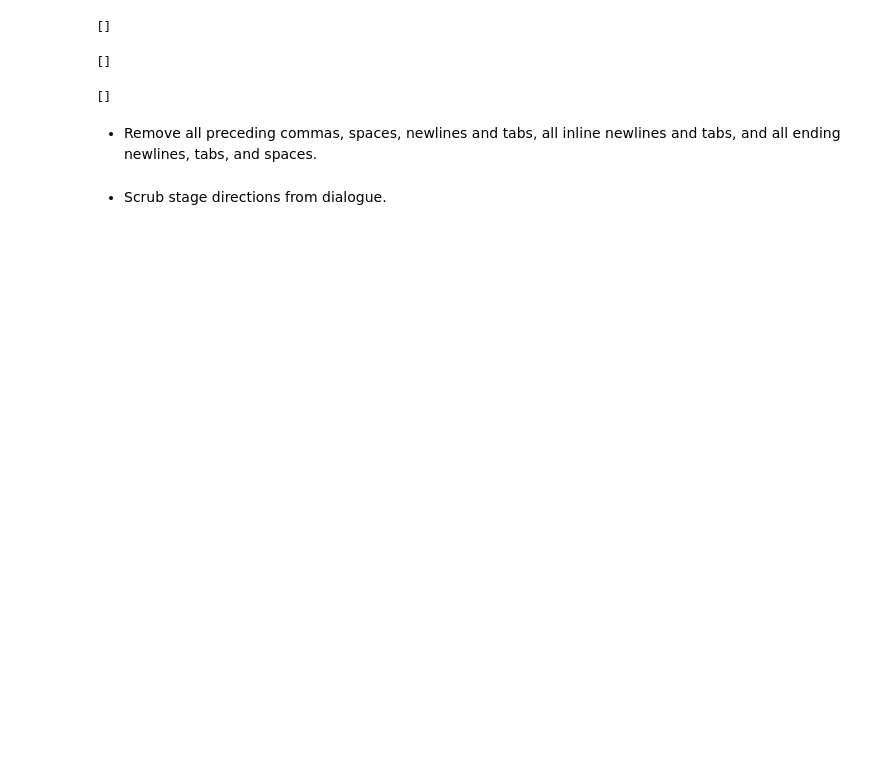
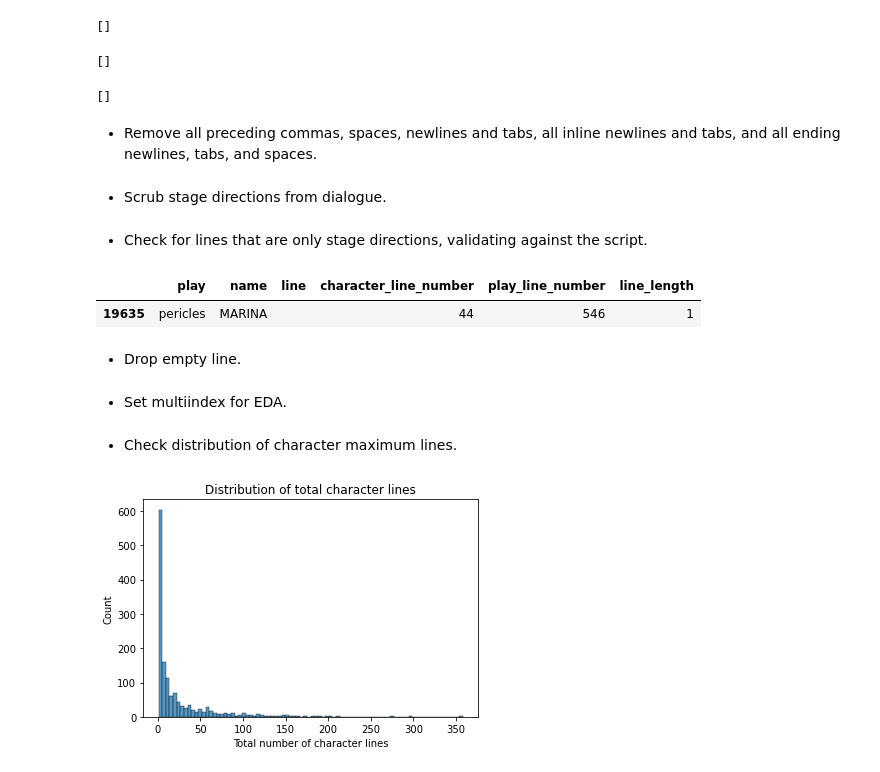
Before and after one commit to Avanyali/Shakespeare_Deaths, a Jupyter notebook: notebooks/ShakespeareanDeaths_Step2_DataCleaning&Exploration.ipynb, the cells around one changed output. Cells and saved outputs as stored; diff of their text form; code cells hidden in the pictures; blank space fills up the shorter version.

```diff
--- a/notebooks/ShakespeareanDeaths_Step2_DataCleaning&Exploration.ipynb
+++ b/notebooks/ShakespeareanDeaths_Step2_DataCleaning&Exploration.ipynb
@@ -65,3 +65,5 @@ line_df['line'] = line_df['line'].map(fix_tabs_newlines)
 - Scrub stage directions from dialogue.
 # %%
 line_df['line'] = line_df['line'].map(lambda x: re.sub('__stage_direction__', '', x))
+# %% [markdown]
+- Check for lines that are only stage directions, validating against the script.
@@ -67,0 +73,7 @@ line_df['line'] = line_df['line'].map(lambda x: re.sub('__stage_direction__', ''
+# %%
+line_df[line_df['line_length'] < 2]
+# %% [output]
+|  | play | name | line | character_line_number | play_line_number | line_length |
+| 19635 | pericles | MARINA |  | 44 | 546 | 1 |
+# %% [markdown]
+- Drop empty line.
@@ -67,0 +82,35 @@ line_df['line'] = line_df['line'].map(lambda x: re.sub('__stage_direction__', ''
+# %% [markdown]
+- Set multiindex for EDA.
+# %%
+line_df.set_index(["play", "name", "character_line_number"], inplace = True)
+# %% [markdown]
+- Check distribution of character maximum lines.
+# %%
+colon = slice(None)
+# %%
+line_df['max_line_count'] = 0
+line_df['total_character_count'] = 0
+# %%
+for index in line_df.index:
+    play  = index[0]
+    name = index[1]
+
+    character_slice = line_df.loc[(play, name, colon)]
+
+    line_df.loc[(play, name, colon), 'max_line_count'] = max(list(character_slice.index))
+    line_df.loc[(play, name, colon), 'total_character_count'] = max(list(character_slice['line_length']))
+# %%
+line_counts = {}
+for index in line_df.index:
+    play  = index[0]
+    name = index[1]
+
+    if (play, name) not in line_counts:
+        line_counts[(play, name)] = line_df.loc[(play, name, colon), 'max_line_count'][0]
+
+sns.histplot(line_counts)
+plt.xlabel('Total number of character lines')
+plt.title("Distribution of total character lines")
+plt.show()
+# %% [output]
+[figure, added]
```
Also changed, not shown: parts of 12 cells of this notebook, 4 other files.
